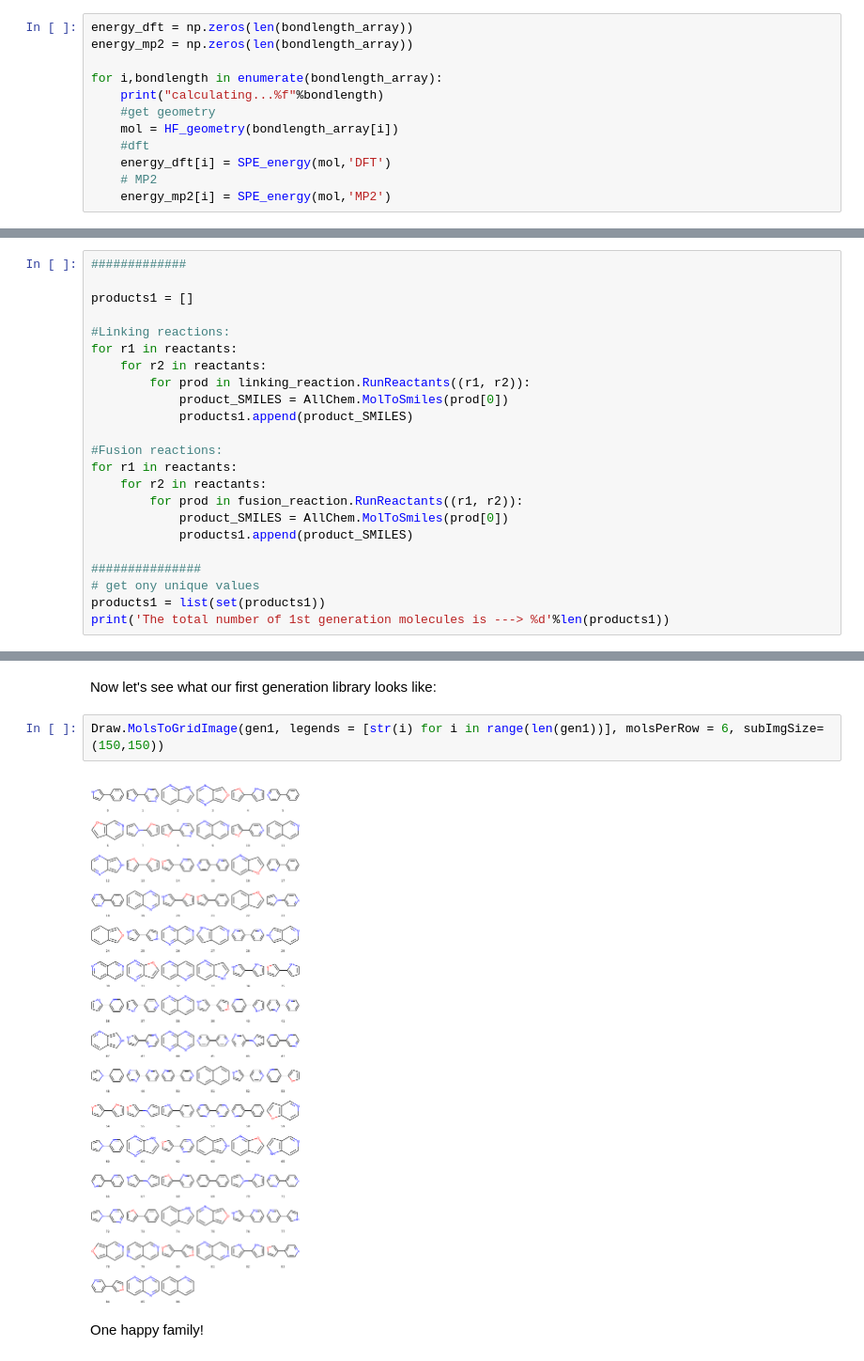
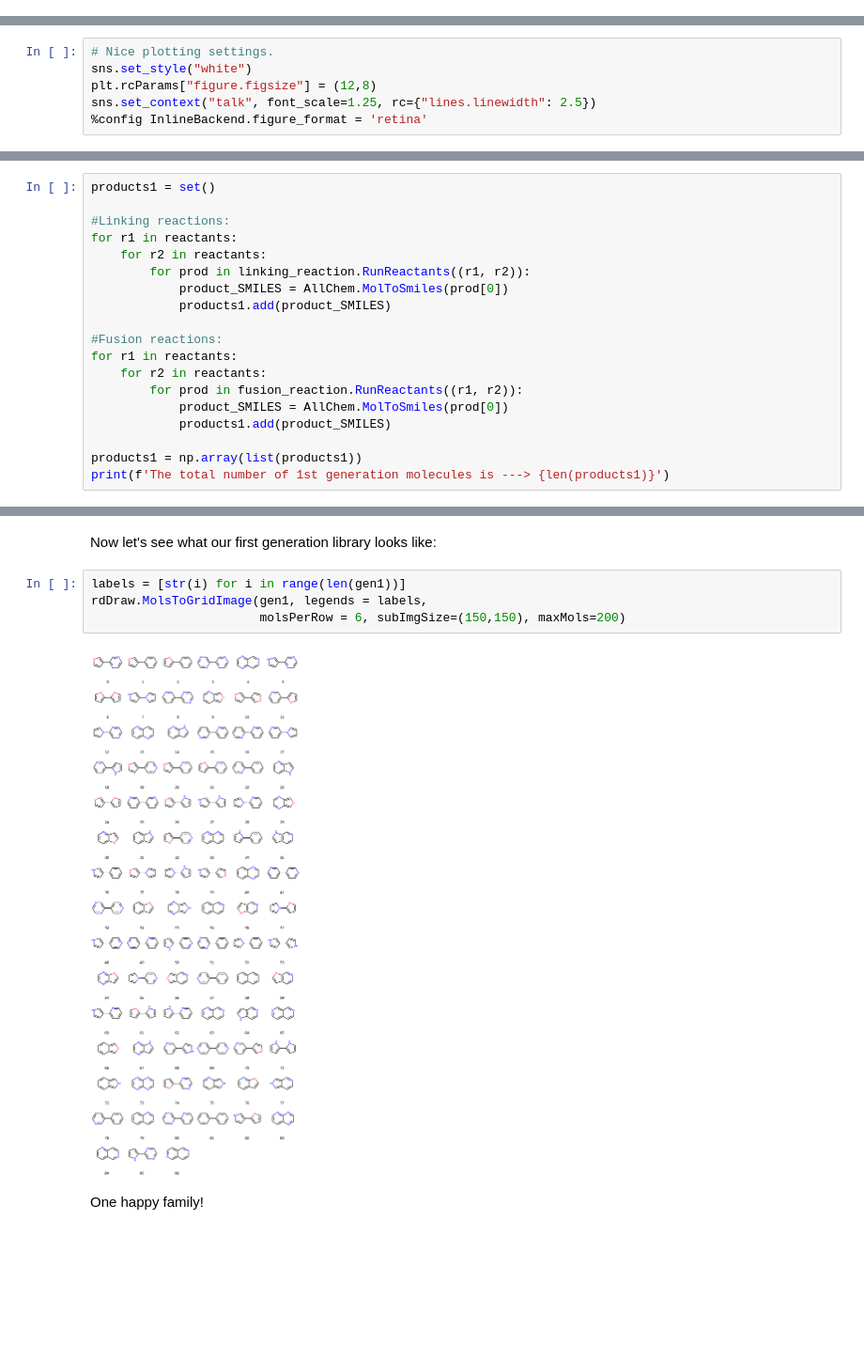
Before and after one commit to beangoben/molecular_screening_lecture, a Jupyter notebook: 1_Molecular_screening.ipynb, the cells around one changed output, grey strips where cells are left out. Shown at 94% size. Saved outputs shown, nothing was run; the diff lists cells and outputs as text; blank space fills up the shorter version.

```diff
--- a/1_Molecular_screening.ipynb
+++ b/1_Molecular_screening.ipynb
@@ -314,12 +55,0 @@ Make another for-loop over bond-distances, like in the previous part, just remem
-# %%
-energy_dft = np.zeros(len(bondlength_array))
-energy_mp2 = np.zeros(len(bondlength_array))
-
-for i,bondlength in enumerate(bondlength_array):
-    print("calculating...%f"%bondlength)
-    #get geometry
-    mol = HF_geometry(bondlength_array[i])
-    #dft
-    energy_dft[i] = SPE_energy(mol,'DFT')
-    # MP2
-    energy_mp2[i] = SPE_energy(mol,'MP2')
@@ -396 +89,7 @@ plt.show()
+# %%
+# Nice plotting settings.
+sns.set_style("white")
+plt.rcParams["figure.figsize"] = (12,8)
+sns.set_context("talk", font_scale=1.25, rc={"lines.linewidth": 2.5})
+%config InlineBackend.figure_format = 'retina'
 # %% [markdown]
@@ -494,28 +192,24 @@ Write two nested for-loops:
 
 At the end of each nested for-loop, store the products in the products set!
 # %%
-#############
-
-products1 = []
+products1 = set()
 
 #Linking reactions:
 for r1 in reactants:
     for r2 in reactants:
         for prod in linking_reaction.RunReactants((r1, r2)):
             product_SMILES = AllChem.MolToSmiles(prod[0])
-            products1.append(product_SMILES)
+            products1.add(product_SMILES)
 
 #Fusion reactions:
 for r1 in reactants:
     for r2 in reactants:
         for prod in fusion_reaction.RunReactants((r1, r2)):
             product_SMILES = AllChem.MolToSmiles(prod[0])
-            products1.append(product_SMILES)
+            products1.add(product_SMILES)
 
-###############
-# get ony unique values
-products1 = list(set(products1))
-print('The total number of 1st generation molecules is ---> %d'%len(products1))
+products1 = np.array(list(products1))
+print(f'The total number of 1st generation molecules is ---> {len(products1)}')
 # %% [output]
 The total number of 1st generation molecules is ---> 87
 # %% [markdown]
@@ -527,9 +221,11 @@ gen1 = [AllChem.MolFromSmiles(i) for i in products1]
 # %% [markdown]
 Now let's see what our first generation library looks like:
 # %%
-Draw.MolsToGridImage(gen1, legends = [str(i) for i in range(len(gen1))], molsPerRow = 6, subImgSize=(150,150))
+labels = [str(i) for i in range(len(gen1))]
+rdDraw.MolsToGridImage(gen1, legends = labels,
+                       molsPerRow = 6, subImgSize=(150,150), maxMols=200)
 # %% [output]
-[figure, old version]
+[figure, new version]
 # %% [markdown]
 <i class="fa fa-smile-o"></i> One happy family!
 # %% [markdown]
```
Also changed, not shown: parts of 108 cells of this notebook, 1 other file.
